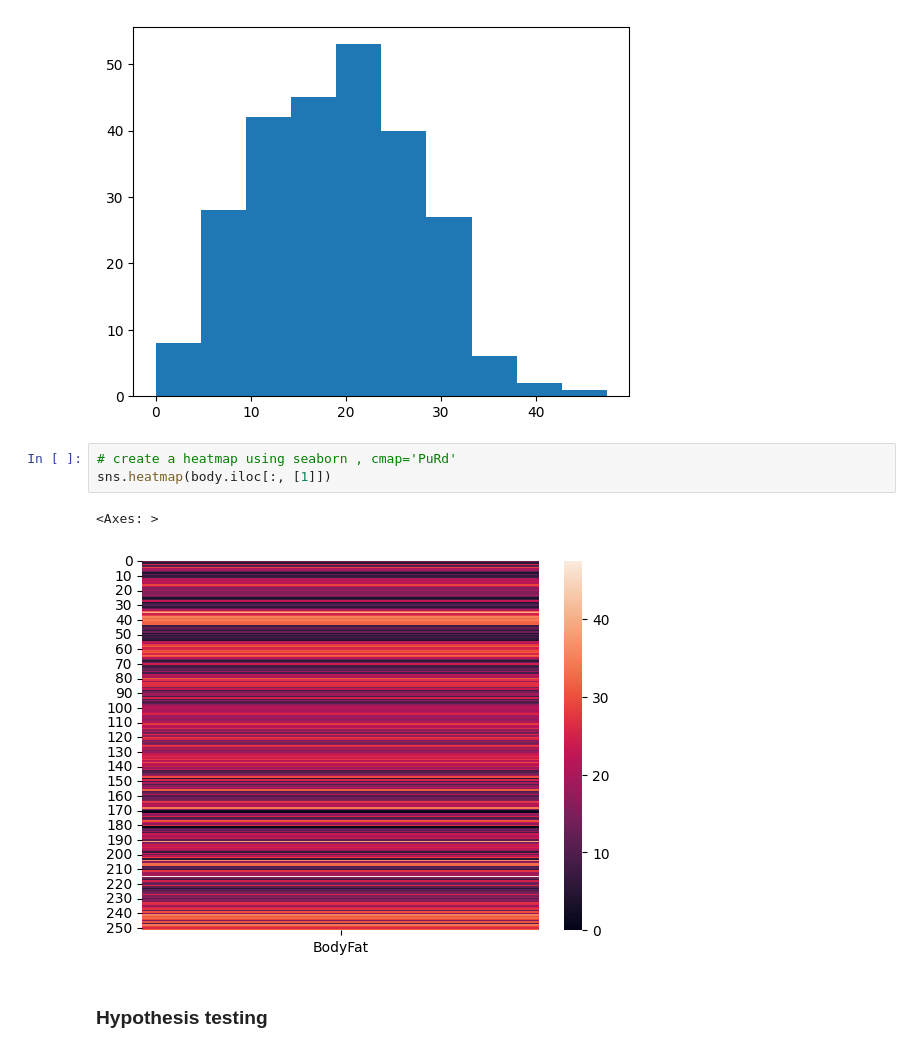
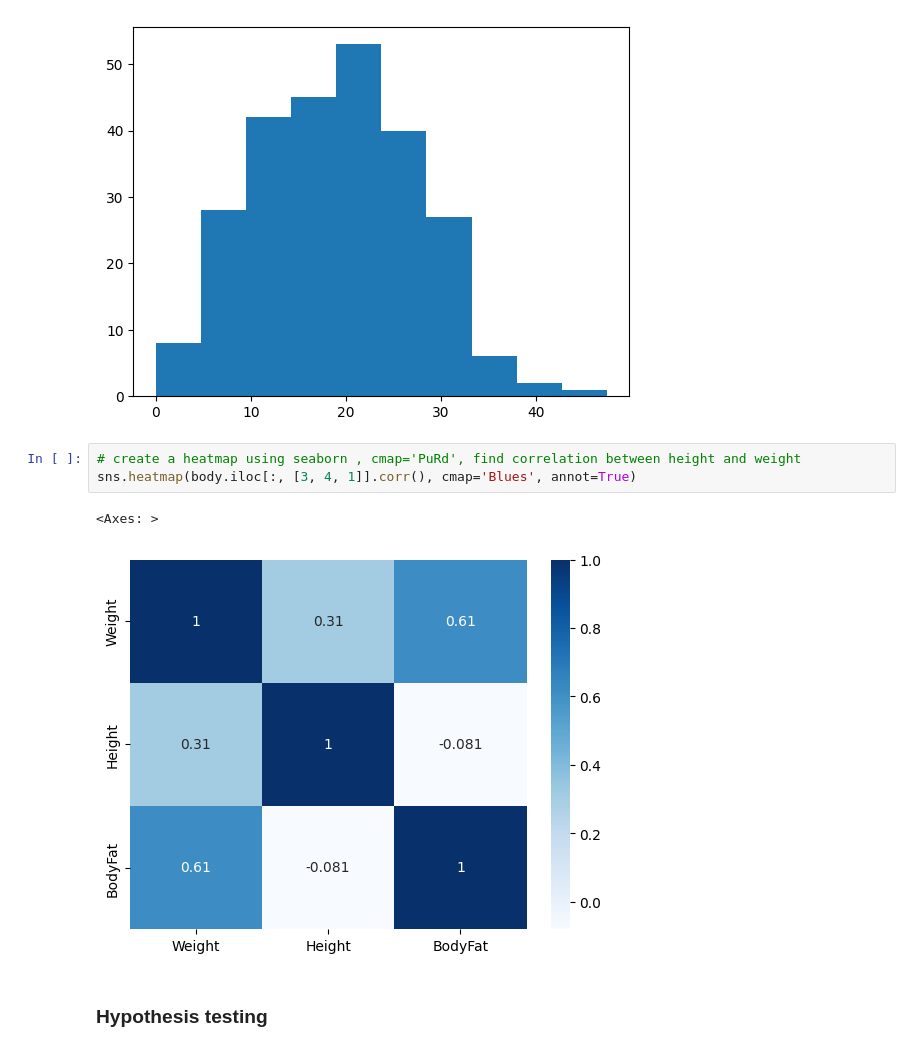
Before and after one commit to asmaalkurbi/bodyfat, a Jupyter notebook: bodyfatdata.ipynb, the cells around one changed output. Saved outputs shown, nothing was run; the diff lists cells and outputs as text.

```diff
--- a/bodyfatdata.ipynb
+++ b/bodyfatdata.ipynb
@@ -247,11 +247,11 @@ plt.show()
 # %% [output]
 [figure]
 # %%
-# create a heatmap using seaborn , cmap='PuRd'
-sns.heatmap(body.iloc[:, [1]])
+# create a heatmap using seaborn , cmap='PuRd', find correlation between height and weight
+sns.heatmap(body.iloc[:, [3, 4, 1]].corr(), cmap='Blues', annot=True)
 # %% [output]
 <Axes: >
-[figure, old version]
+[figure, new version]
 # %% [markdown]
 ### Hypothesis testing
 # %%
```
Also changed, not shown: parts of 17 cells of this notebook.
